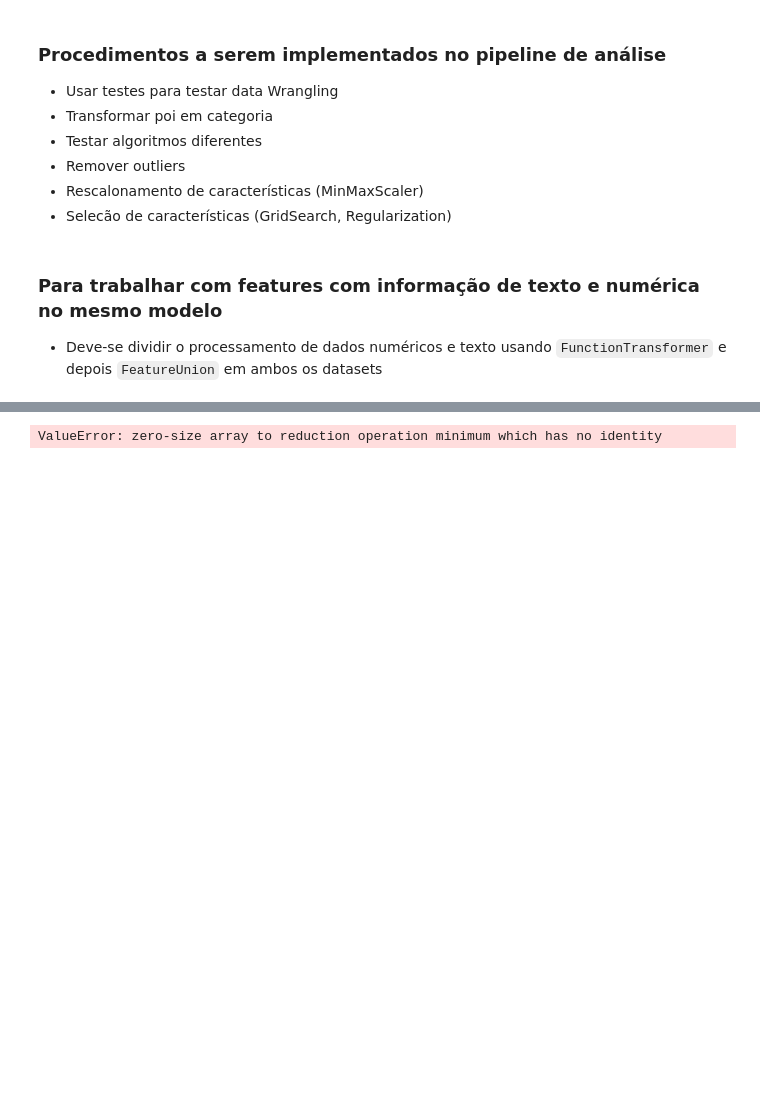
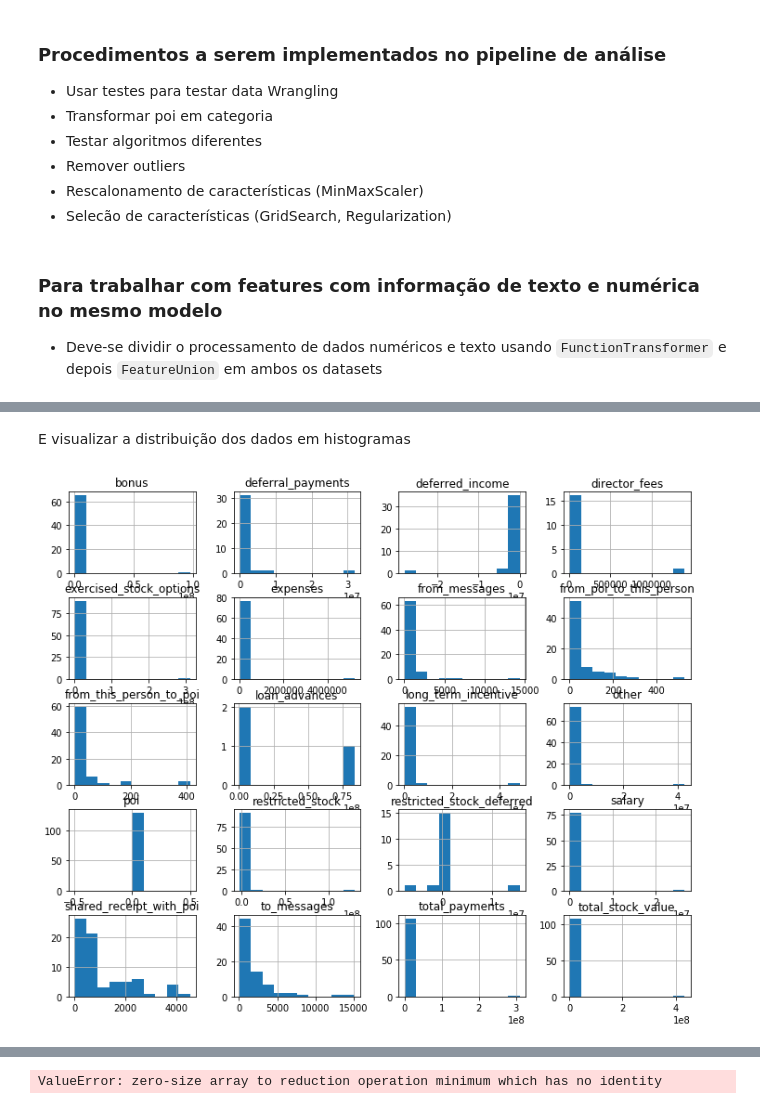
Before and after one commit to GabrielSGoncalves/udacity_nanodegree_datascience2, a Jupyter notebook: final_project/Projeto_Final_Nanodegree_DS_II_GabrielSGoncalves.ipynb, the cells around one changed output, grey strips where cells are left out. Saved outputs shown, nothing was run; the diff lists cells and outputs as text; code cells hidden in the pictures; blank space fills up the shorter version.

```diff
--- a/final_project/Projeto_Final_Nanodegree_DS_II_GabrielSGoncalves.ipynb
+++ b/final_project/Projeto_Final_Nanodegree_DS_II_GabrielSGoncalves.ipynb
@@ -132,0 +138,3 @@ Como temos mais de 6 mais indivíduos não POI, iremos fazer um upsampling para
+# %%
+df_enron_poi = df_enron_nan[df_enron_nan.poi == True]
+df_enron_non_poi = df_enron_nan[df_enron_nan.poi == False]
@@ -132,0 +207,6 @@ Como temos mais de 6 mais indivíduos não POI, iremos fazer um upsampling para
+# %% [markdown]
+E visualizar a distribuição dos dados em histogramas
+# %%
+non_poi_hist = df_enron_non_poi.hist(figsize=(12,10))
+# %% [output]
+[figure, added]
```
Also changed, not shown: parts of 48 cells of this notebook, 1 other file.
